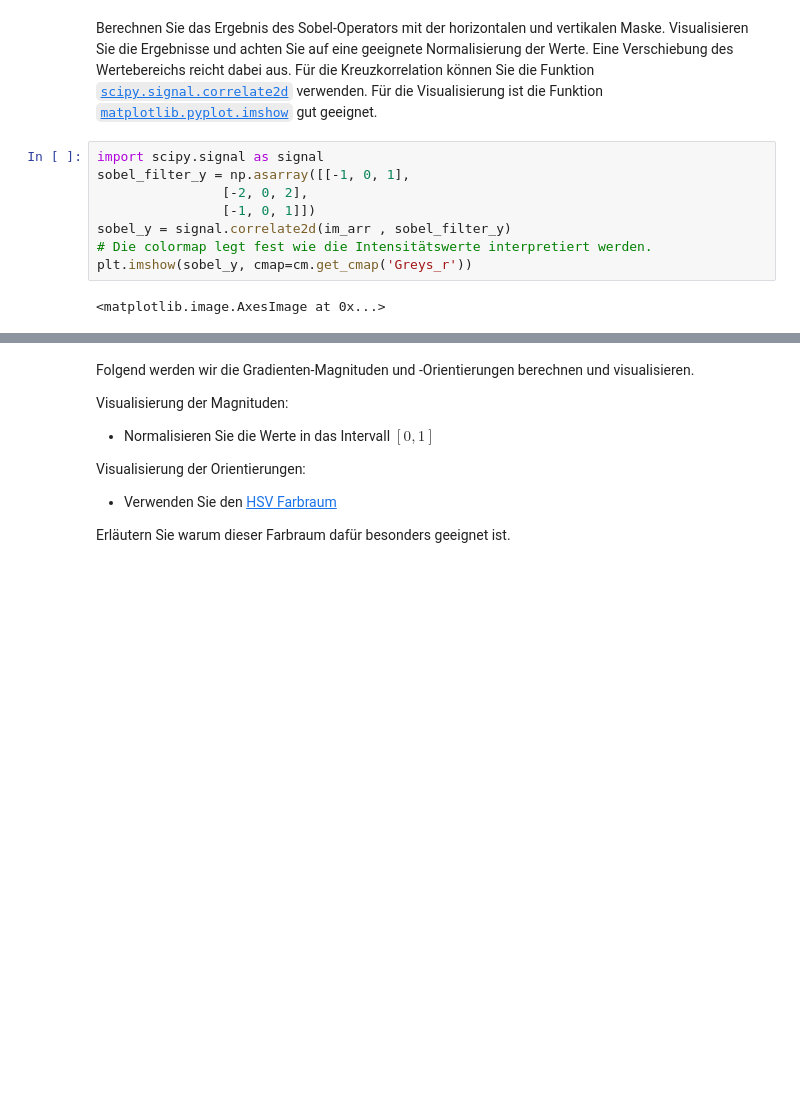
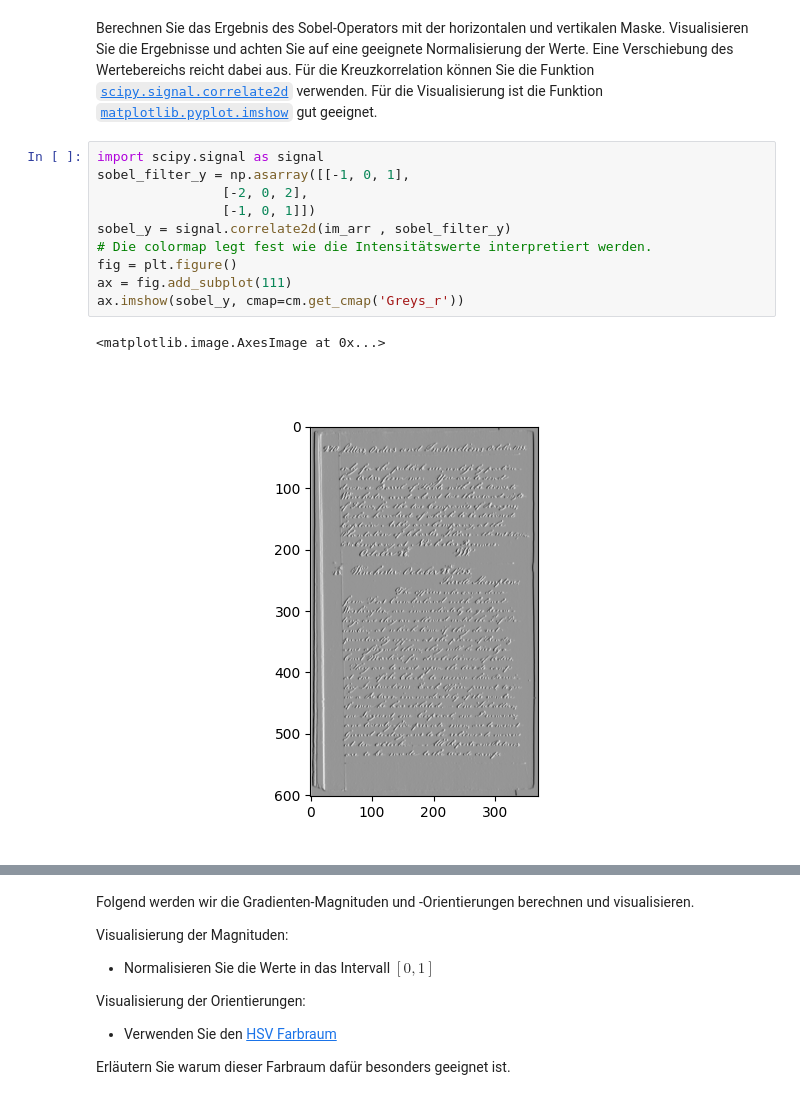
Before and after one commit to magdyamr542/fachprojekt, a Jupyter notebook: aufgabe5/aufgabe05.ipynb, the cells around one changed output, grey strips where cells are left out. Drawn from its saved outputs; the diff is of its cells as text; blank space fills up the shorter version.

```diff
--- a/aufgabe5/aufgabe05.ipynb
+++ b/aufgabe5/aufgabe05.ipynb
@@ -79,13 +83,16 @@ Berechnen Sie das Ergebnis des Sobel-Operators mit der horizontalen und vertikal
 # %%
 import scipy.signal as signal
 sobel_filter_y = np.asarray([[-1, 0, 1],
                 [-2, 0, 2],
                 [-1, 0, 1]])
 sobel_y = signal.correlate2d(im_arr , sobel_filter_y)
 # Die colormap legt fest wie die Intensitätswerte interpretiert werden.
-plt.imshow(sobel_y, cmap=cm.get_cmap('Greys_r'))
+fig = plt.figure()
+ax = fig.add_subplot(111)
+ax.imshow(sobel_y, cmap=cm.get_cmap('Greys_r'))
 # %% [output]
 <matplotlib.image.AxesImage at 0x...>
+[figure, added]
 # %%
 
 import scipy.signal as signal
```
Also changed, not shown: parts of 12 cells of this notebook.
